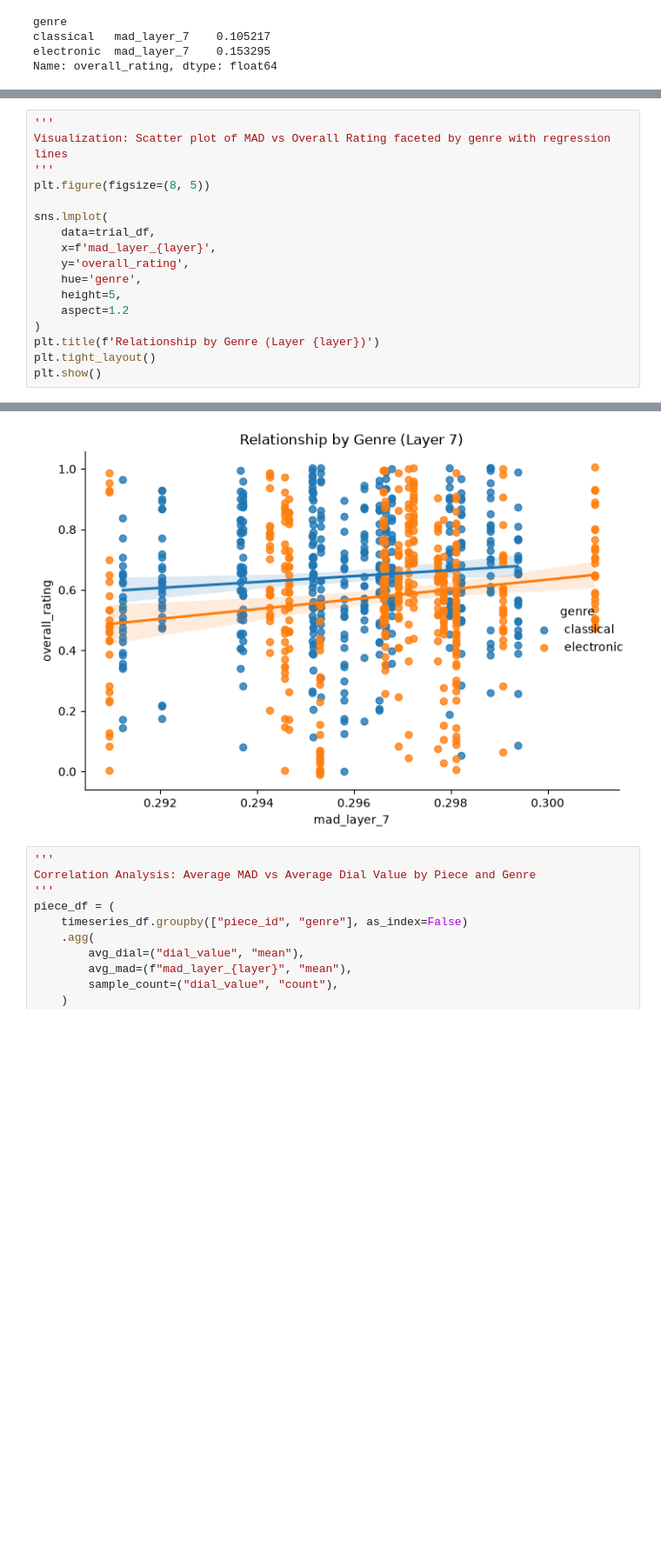
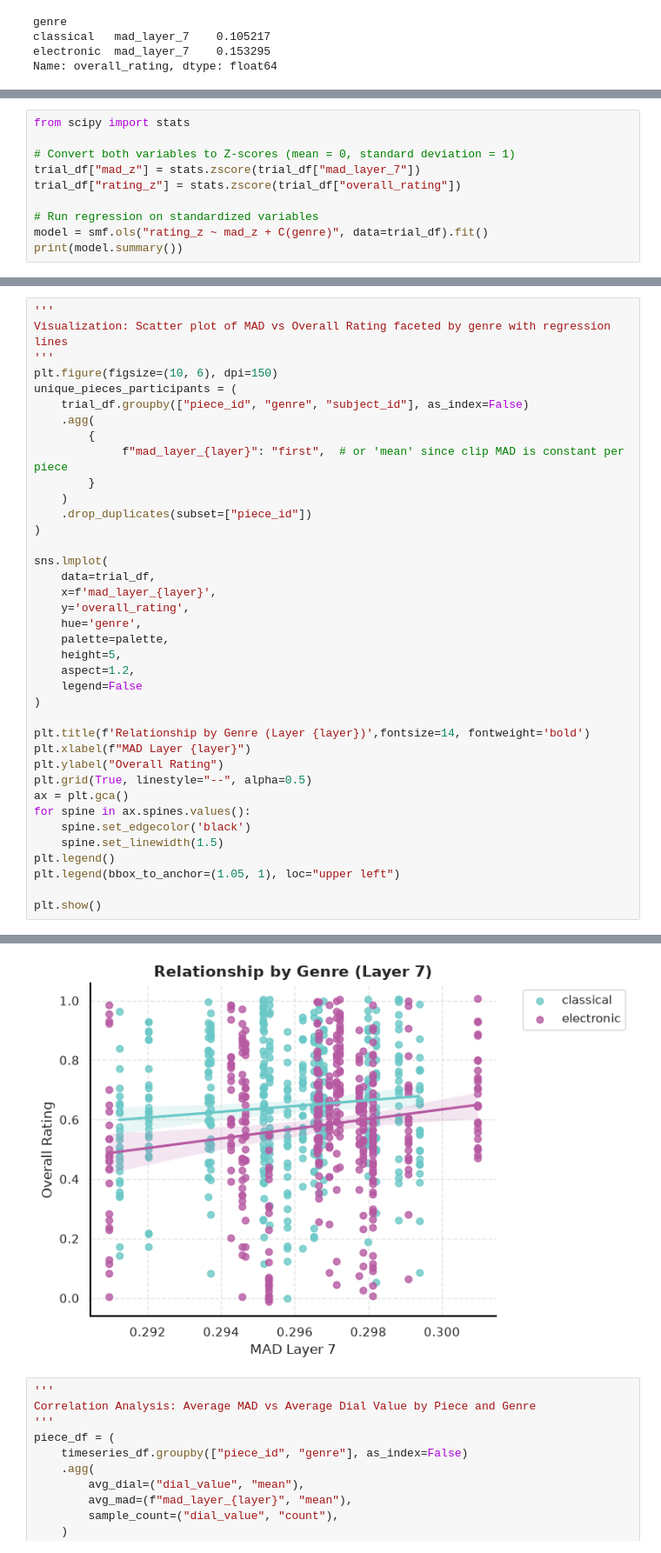
Before and after one commit to visnalab/music-gen-analysis, a Jupyter notebook: notebooks/participant_analysis.ipynb, the cells around one changed output, grey strips where cells are left out. Shown at 87% size. Saved outputs shown, nothing was run; the diff lists cells and outputs as text; blank space fills up the shorter version.

```diff
--- a/notebooks/participant_analysis.ipynb
+++ b/notebooks/participant_analysis.ipynb
@@ -239,3 +307,13 @@ Notes:
 [1] Standard Errors assume that the covariance matrix of the errors is correctly specified.
 [2] The condition number is large, 1.27e+03. This might indicate that there are
 strong multicollinearity or other numerical problems.
+# %%
+from scipy import stats
+
+# Convert both variables to Z-scores (mean = 0, standard deviation = 1)
+trial_df["mad_z"] = stats.zscore(trial_df["mad_layer_7"])
+trial_df["rating_z"] = stats.zscore(trial_df["overall_rating"])
+
+# Run regression on standardized variables
+model = smf.ols("rating_z ~ mad_z + C(genre)", data=trial_df).fit()
+print(model.summary())
@@ -243,17 +339,38 @@ strong multicollinearity or other numerical problems.
 '''
 Visualization: Scatter plot of MAD vs Overall Rating faceted by genre with regression lines
 '''
-plt.figure(figsize=(8, 5))
+plt.figure(figsize=(10, 6), dpi=150)
+unique_pieces_participants = (
+    trial_df.groupby(["piece_id", "genre", "subject_id"], as_index=False)
+    .agg(
+        {
+             f"mad_layer_{layer}": "first",  # or 'mean' since clip MAD is constant per piece
+        }
+    )
+    .drop_duplicates(subset=["piece_id"])
+)
 
 sns.lmplot(
     data=trial_df,
     x=f'mad_layer_{layer}',
     y='overall_rating',
     hue='genre',
+    palette=palette,
     height=5,
-    aspect=1.2
+    aspect=1.2,
+    legend=False
 )
-plt.title(f'Relationship by Genre (Layer {layer})')
-plt.tight_layout()
+
+plt.title(f'Relationship by Genre (Layer {layer})',fontsize=14, fontweight='bold')
+plt.xlabel(f"MAD Layer {layer}")
+plt.ylabel("Overall Rating")
+plt.grid(True, linestyle="--", alpha=0.5)
+ax = plt.gca()
+for spine in ax.spines.values():
+    spine.set_edgecolor('black')
+    spine.set_linewidth(1.5)
+plt.legend()
+plt.legend(bbox_to_anchor=(1.05, 1), loc="upper left")
+
 plt.show()
 # %% [output]
@@ -261,4 +378,4 @@ plt.show()
-[figure, old version]
+[figure, new version]
 # %%
 '''
 Correlation Analysis: Average MAD vs Average Dial Value by Piece and Genre
```
Also changed, not shown: parts of 14 cells of this notebook, 9 other files.
